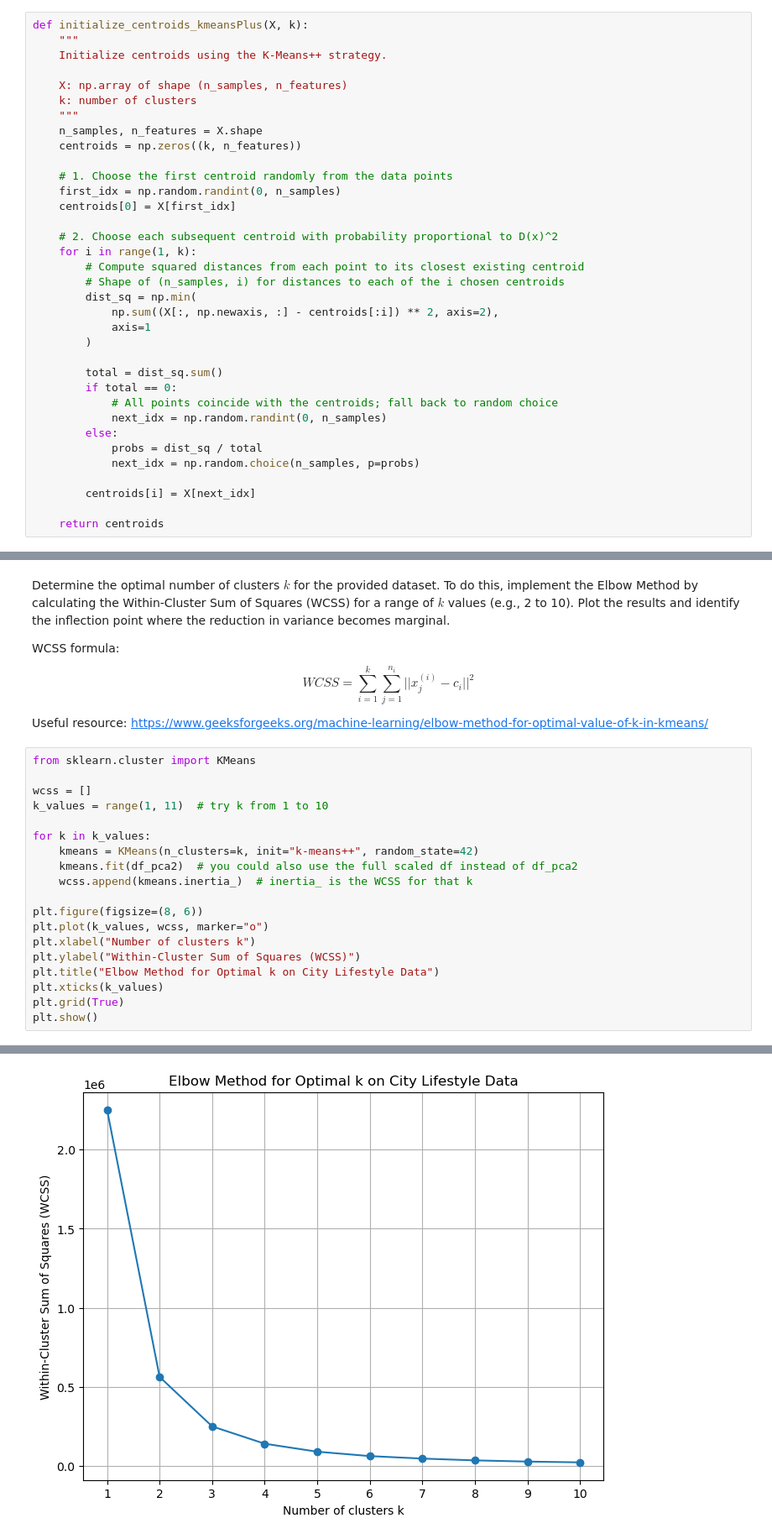
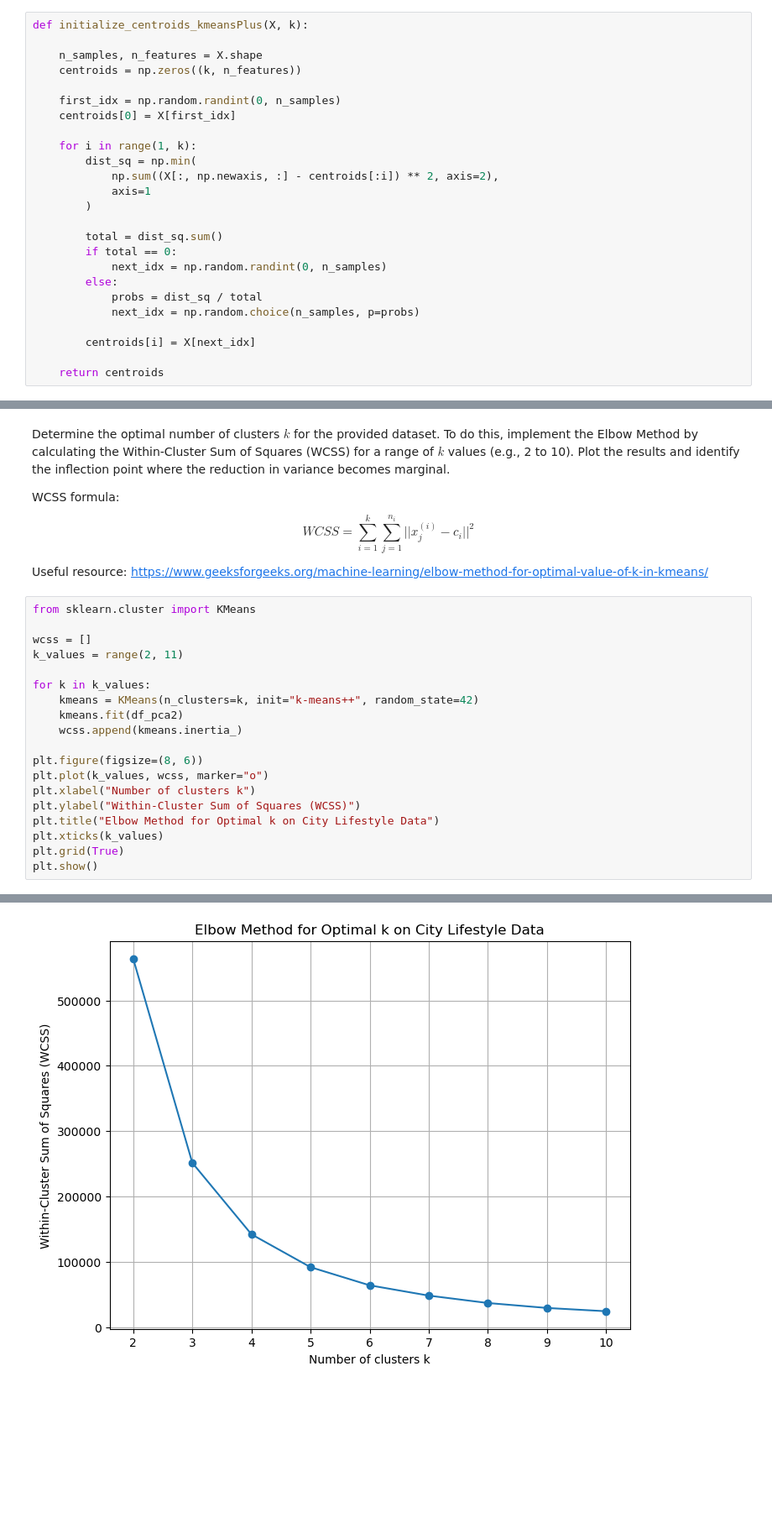
Before and after one commit to mmswflow-upb/ai-labs, a Jupyter notebook: Labs/Lab 10/K-Means-Skel.ipynb, the cells around one changed output, grey strips where cells are left out. Shown at 84% size. Drawn from its saved outputs; the diff is of its cells as text; blank space fills up the shorter version.

```diff
--- a/Labs/Lab 10/K-Means-Skel.ipynb
+++ b/Labs/Lab 10/K-Means-Skel.ipynb
@@ -196,23 +197,14 @@ $$P(x) = \frac{D(x)^2}{\sum_{z \in \mathcal{X}} D(z)^2}$$
 * $z$: An iterator variable representing every point in the dataset (used for the summation).
 # %%
 def initialize_centroids_kmeansPlus(X, k):
-    """
-    Initialize centroids using the K-Means++ strategy.
 
-    X: np.array of shape (n_samples, n_features)
-    k: number of clusters
-    """
     n_samples, n_features = X.shape
     centroids = np.zeros((k, n_features))
 
-    # 1. Choose the first centroid randomly from the data points
     first_idx = np.random.randint(0, n_samples)
     centroids[0] = X[first_idx]
 
-    # 2. Choose each subsequent centroid with probability proportional to D(x)^2
     for i in range(1, k):
-        # Compute squared distances from each point to its closest existing centroid
-        # Shape of (n_samples, i) for distances to each of the i chosen centroids
         dist_sq = np.min(
             np.sum((X[:, np.newaxis, :] - centroids[:i]) ** 2, axis=2),
             axis=1
@@ -220,7 +212,6 @@ def initialize_centroids_kmeansPlus(X, k):
 
         total = dist_sq.sum()
         if total == 0:
-            # All points coincide with the centroids; fall back to random choice
             next_idx = np.random.randint(0, n_samples)
         else:
             probs = dist_sq / total
@@ -308,12 +290,12 @@ Useful resource: https://www.geeksforgeeks.org/machine-learning/elbow-method-for
 from sklearn.cluster import KMeans
 
 wcss = []
-k_values = range(1, 11)  # try k from 1 to 10
+k_values = range(2, 11)
 
 for k in k_values:
     kmeans = KMeans(n_clusters=k, init="k-means++", random_state=42)
-    kmeans.fit(df_pca2)  # you could also use the full scaled df instead of df_pca2
-    wcss.append(kmeans.inertia_)  # inertia_ is the WCSS for that k
+    kmeans.fit(df_pca2)
+    wcss.append(kmeans.inertia_)
 
 plt.figure(figsize=(8, 6))
 plt.plot(k_values, wcss, marker="o")
@@ -327 +326 @@ plt.show()
-[figure, old version]
+[figure, new version]
```
Also changed, not shown: parts of 7 cells of this notebook.
